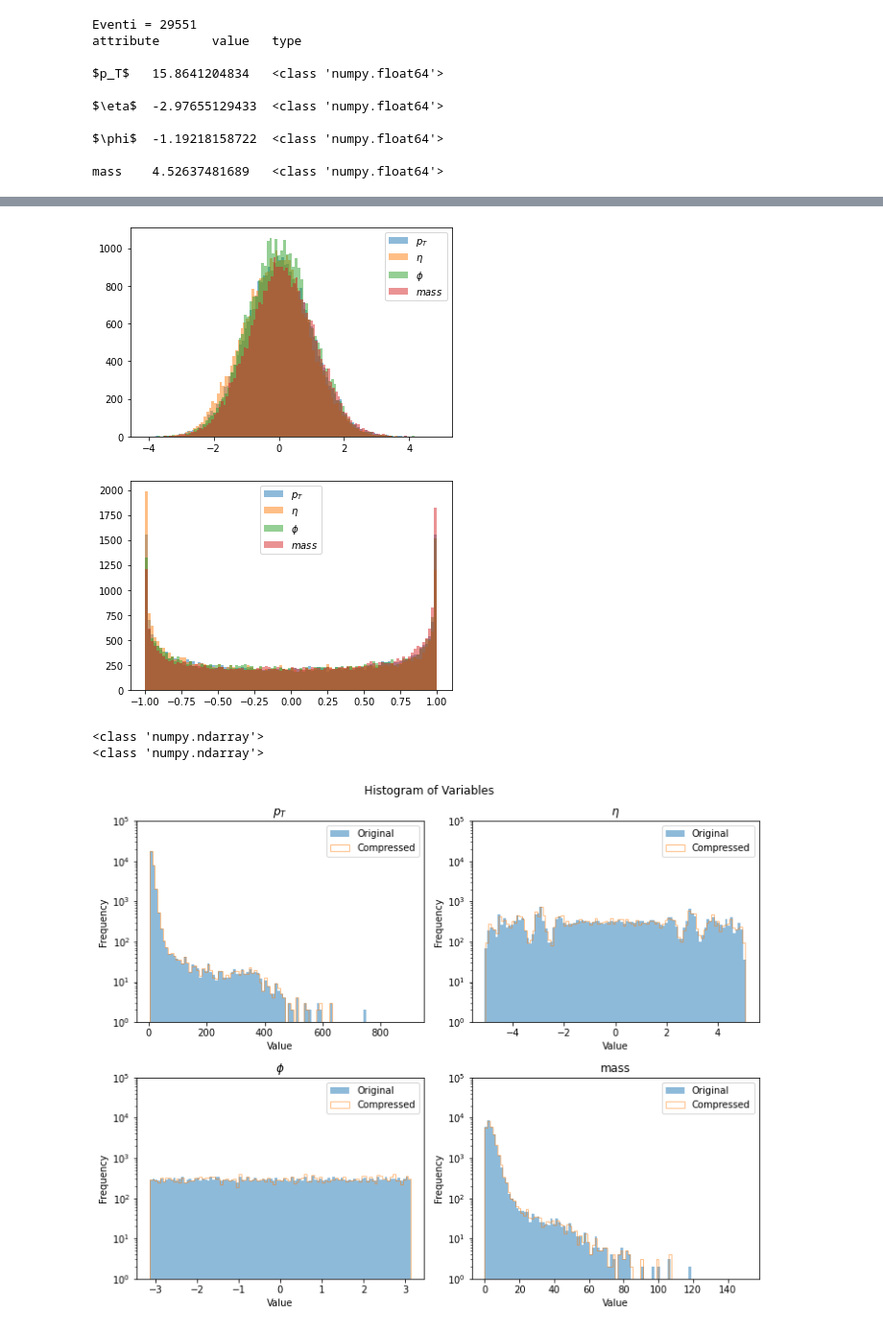
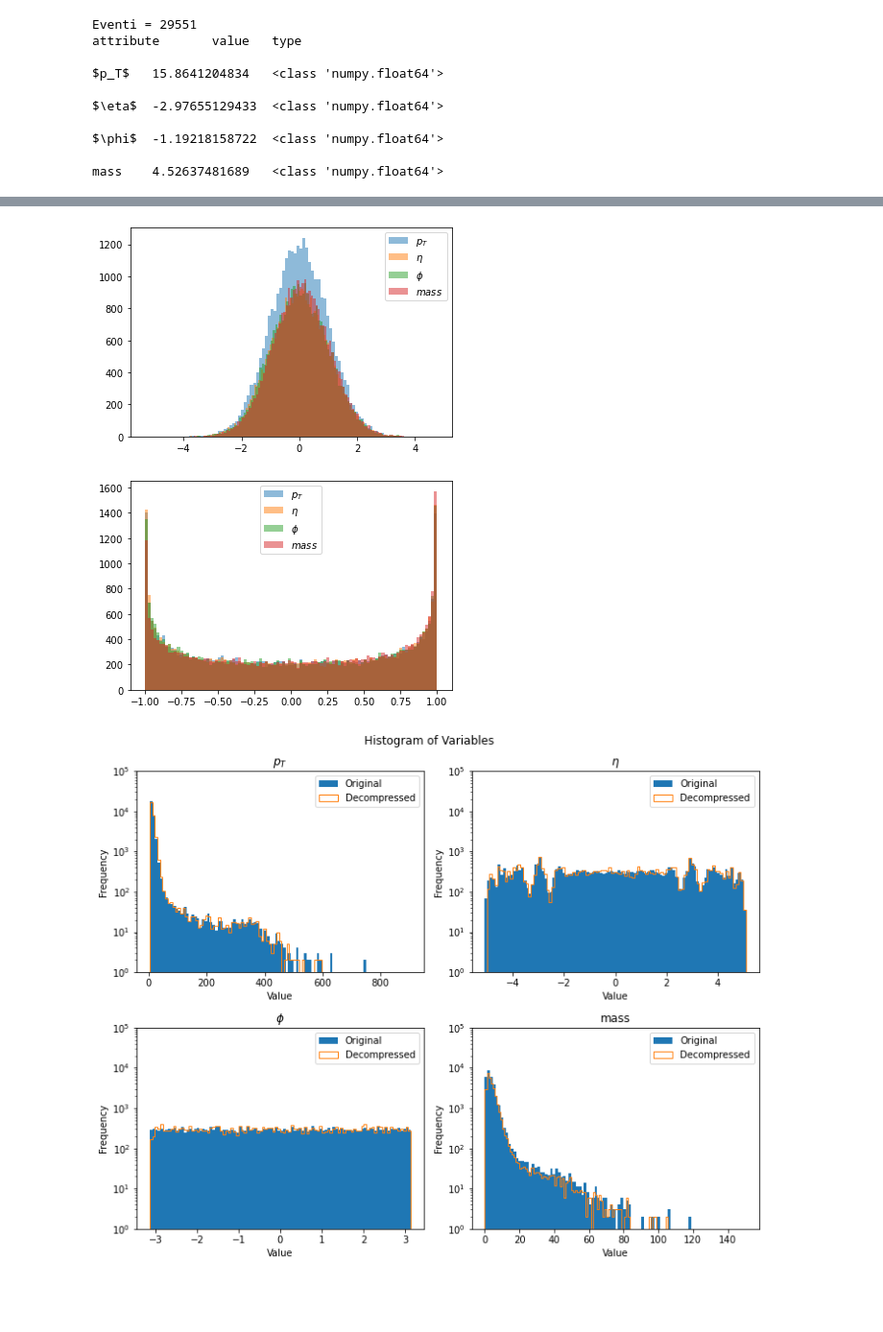
Before and after one commit to igordt/CMEPDA, a Jupyter notebook: Originale.ipynb, the cells around one changed output, grey strips where cells are left out. Shown: that part at 96% size. Cells and saved outputs as stored; diff of their text form; code cells hidden in the pictures; blank space fills up the shorter version.

```diff
--- a/Originale.ipynb
+++ b/Originale.ipynb
@@ -294,9 +319,8 @@ fig.savefig('figures/Variables_distribution_with_reconstruction.pdf',dpi=190)
 # gaus' = erfinv(comp)
 # data' = flow^-1(gaus') ==? data
 # %%
-
 ###COMPRESSING###
-N = 20
+N = 11
 
 gaus_tensor = flow.transform_to_noise(xt)
 gaus = (gaus_tensor.cpu().detach().numpy())
@@ -310,7 +334,6 @@ plt.hist(gaus[:,3],bins=100,alpha=0.5, label='$mass$')
 plt.legend()
 plt.show()
 figgaus.savefig('figures/Compression_gaus.pdf',dpi=190)
-
 
 unif = scipy.special.erf(gaus)
 unif = unif * 2**N
@@ -334,50 +357,48 @@ xcomp = x_tensor_comp.cpu().detach().numpy()
 
 xcomp = trasformation.prep(original=x, transformed=xcomp, dir='backward', index_log=([0,3]), range_quantile=r_q, n_quantiles=10000)
 # %% [output]
-[figure, old version]
+[figure, new version]
-[figure, old version]
+[figure, new version]
-<class 'numpy.ndarray'>
-<class 'numpy.ndarray'>
 # %%
 fig, axs = plt.subplots(2, 2, figsize=(10, 8))
 fig.suptitle("Histogram of Variables")
 
 n_bins = 100
 
-axs[0, 0].hist(x[:, 0], bins=n_bins, label='Original', alpha=0.5, log=True)
-axs[0, 0].hist(xcomp[:, 0], bins=n_bins, label='Compressed', alpha=0.5,histtype='step')
+axs[0, 0].hist(x[:, 0], bins=n_bins, label='Original',  log=True)
+axs[0, 0].hist(xcomp[:, 0], bins=n_bins, label='Decompressed',histtype='step')
 axs[0, 0].set_title(labels_map[0])
 axs[0, 0].set_xlabel("Value")
 axs[0, 0].set_ylabel("Frequency")
 axs[0, 0].set_ylim(1,10e4)
 axs[0, 0].legend()
 
-axs[0, 1].hist(x[:, 1], bins=n_bins, label='Original', alpha=0.5, log=True)
-axs[0, 1].hist(xcomp[:, 1], bins=n_bins, label='Compressed', alpha=0.5,histtype='step')
+axs[0, 1].hist(x[:, 1], bins=n_bins, label='Original', log=True)
+axs[0, 1].hist(xcomp[:, 1], bins=n_bins, label='Decompressed',histtype='step')
 axs[0, 1].set_title(labels_map[1])
 axs[0, 1].set_xlabel("Value")
 axs[0, 1].set_ylabel("Frequency")
 axs[0, 1].set_ylim(1,10e4)
 axs[0, 1].legend()
 
-axs[1, 0].hist(x[:, 2], bins=n_bins, label='Original', alpha=0.5, log=True)
-axs[1, 0].hist(xcomp[:, 2], bins=n_bins, label='Compressed', alpha=0.5,histtype='step')
+axs[1, 0].hist(x[:, 2], bins=n_bins, label='Original', log=True)
+axs[1, 0].hist(xcomp[:, 2], bins=n_bins, label='Decompressed',histtype='step')
 axs[1, 0].set_title(labels_map[2])
 axs[1, 0].set_xlabel("Value")
 axs[1, 0].set_ylabel("Frequency")
 axs[1, 0].legend()
 axs[1,0].sharey(axs[0,1])
 
-axs[1, 1].hist(x[:, 3], bins=n_bins, label='Original', alpha=0.5, log=True)
-axs[1, 1].hist(xcomp[:, 3], bins=n_bins, label='Compressed', alpha=0.5,histtype='step')
+axs[1, 1].hist(x[:, 3], bins=n_bins, label='Original', log=True)
+axs[1, 1].hist(xcomp[:, 3], bins=n_bins, label='Decompressed', histtype='step')
 axs[1, 1].set_title(labels_map[3])
 axs[1, 1].set_xlabel("Value")
 axs[1, 1].set_ylabel("Frequency")
 axs[1, 1].legend()
 axs[1,1].sharey(axs[0,0])
 
 plt.tight_layout()
 plt.show()
 fig.savefig('figures/Variables_comparison.pdf', dpi=190)
 # %% [output]
-[figure, old version]
+[figure, new version]
```
Also changed, not shown: parts of 11 cells of this notebook, 9 other files.
